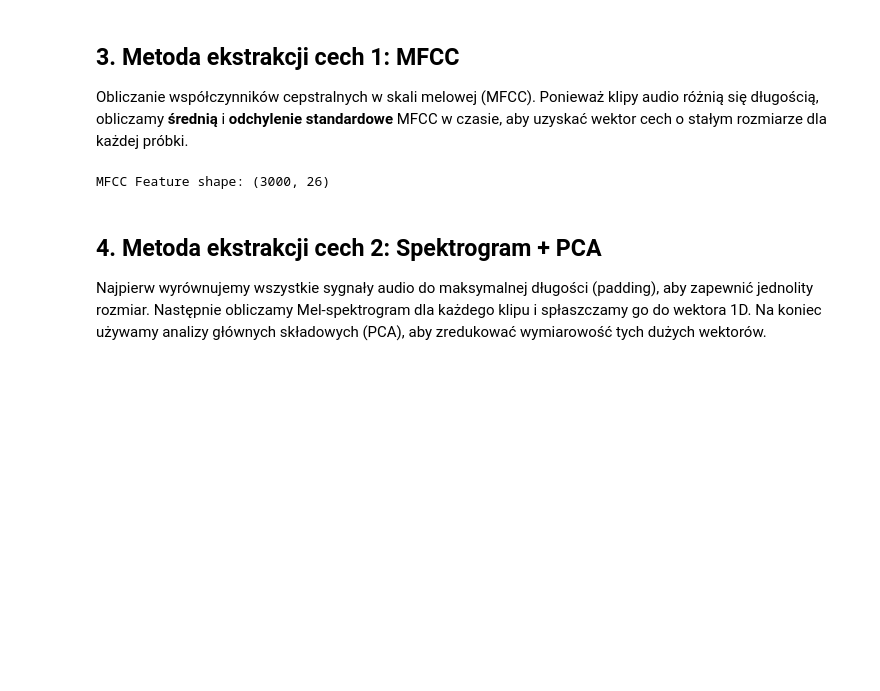
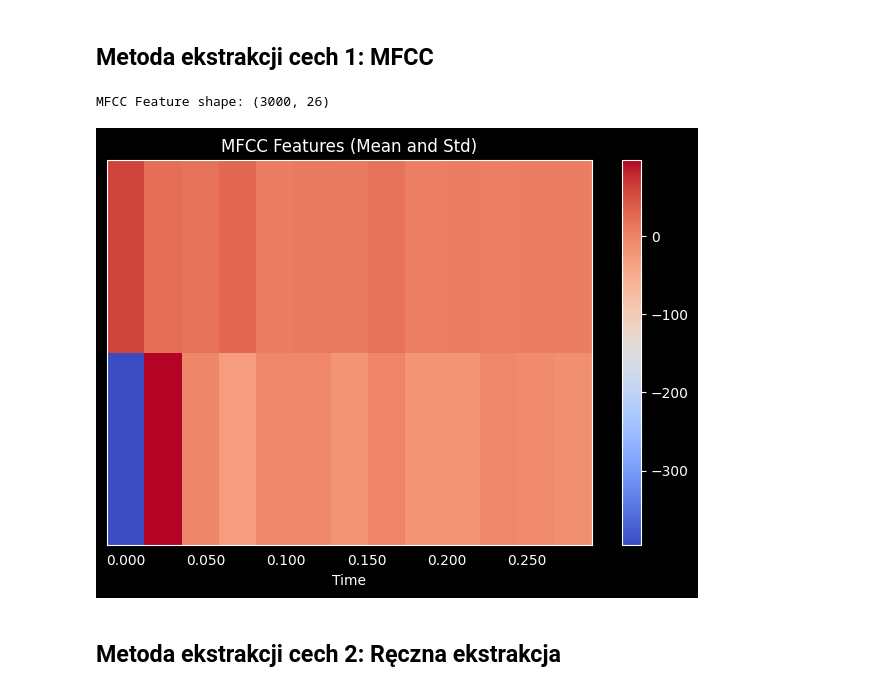
Before and after one commit to micichocki/zmum_project2, a Jupyter notebook: main.ipynb, the cells around one changed output. Drawn from its saved outputs; the diff is of its cells as text; code cells hidden in the pictures; blank space fills up the shorter version.

```diff
--- a/main.ipynb
+++ b/main.ipynb
@@ -70,35 +71,33 @@ Max audio length: 18262 samples.
 # %% [markdown]
-## 3. Metoda ekstrakcji cech 1: MFCC
-Obliczanie współczynników cepstralnych w skali melowej (MFCC).
-Ponieważ klipy audio różnią się długością, obliczamy **średnią** i **odchylenie standardowe** MFCC w czasie, aby uzyskać wektor cech o stałym rozmiarze dla każdej próbki.
+## Metoda ekstrakcji cech 1: MFCC
 # %%
 def extract_features_mfcc(audio_data, sr=8000, n_mfcc=13):
     features = []
     for y in audio_data:
-        # Compute MFCCs
-        mfcc = librosa.feature.mfcc(y=y, sr=sr, n_mfcc=n_mfcc)
-        # Transpose to (time, n_mfcc)
-        mfcc = mfcc.T
+        n_fft = 2048
+        if len(y) < n_fft:
+            y = librosa.util.fix_length(y, size=n_fft)
+        mfcc = librosa.feature.mfcc(y=y, sr=sr, n_mfcc=n_mfcc, n_fft=n_fft)
 
-        # Calculate mean and std for each coefficient across time
-        mean = np.mean(mfcc, axis=0)
-        std = np.std(mfcc, axis=0)
-
-        # Concatenate mean and std
+        mean = np.mean(mfcc, axis=1)
+        std = np.std(mfcc, axis=1)
         feature_vector = np.concatenate((mean, std))
         features.append(feature_vector)
     return np.array(features)
-
-# Extract features
-X_mfcc = extract_features_mfcc(data)
-y_labels = np.array(labels)
-
-print(f"MFCC Feature shape: {X_mfcc.shape}")
-# %% [output]
-MFCC Feature shape: (3000, 26)
+# %%
+X_mfcc = extract_features_mfcc(data)
+y_labels = np.array(labels)
+print(f"MFCC Feature shape: {X_mfcc.shape}")
+# %% [output]
+MFCC Feature shape: (3000, 26)
+# %%
+librosa.display.specshow(X_mfcc[0].reshape(2, -1), x_axis='time')
+plt.colorbar()
+plt.title('MFCC Features (Mean and Std)')
+plt.tight_layout()
+plt.show()
+# %% [output]
+[figure, added]
 # %% [markdown]
-## 4. Metoda ekstrakcji cech 2: Spektrogram + PCA
-Najpierw wyrównujemy wszystkie sygnały audio do maksymalnej długości (padding), aby zapewnić jednolity rozmiar.
-Następnie obliczamy Mel-spektrogram dla każdego klipu i spłaszczamy go do wektora 1D.
-Na koniec używamy analizy głównych składowych (PCA), aby zredukować wymiarowość tych dużych wektorów.
+## Metoda ekstrakcji cech 2: Ręczna ekstrakcja
 # %%
```
Also changed, not shown: parts of 15 cells of this notebook.
